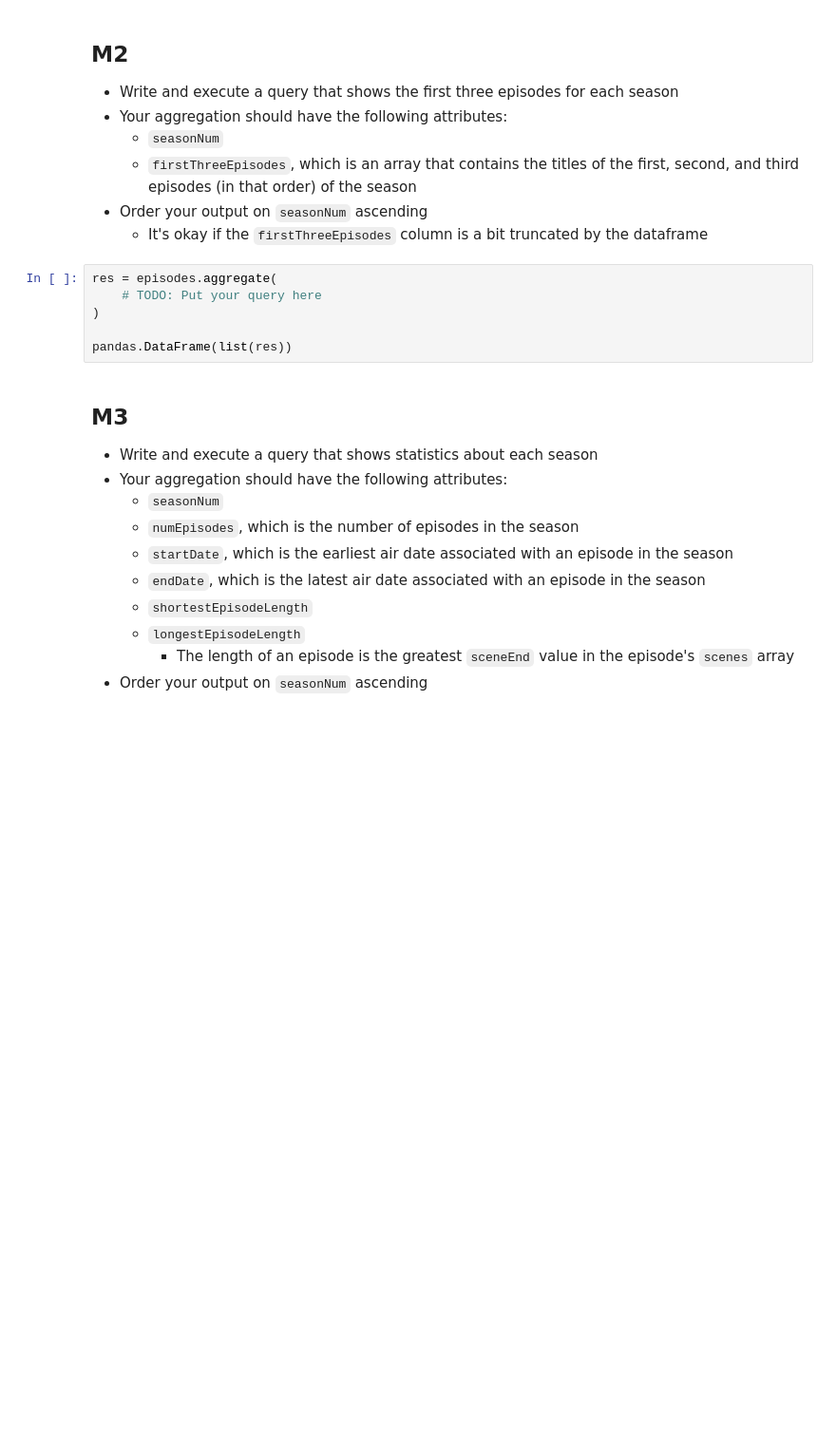
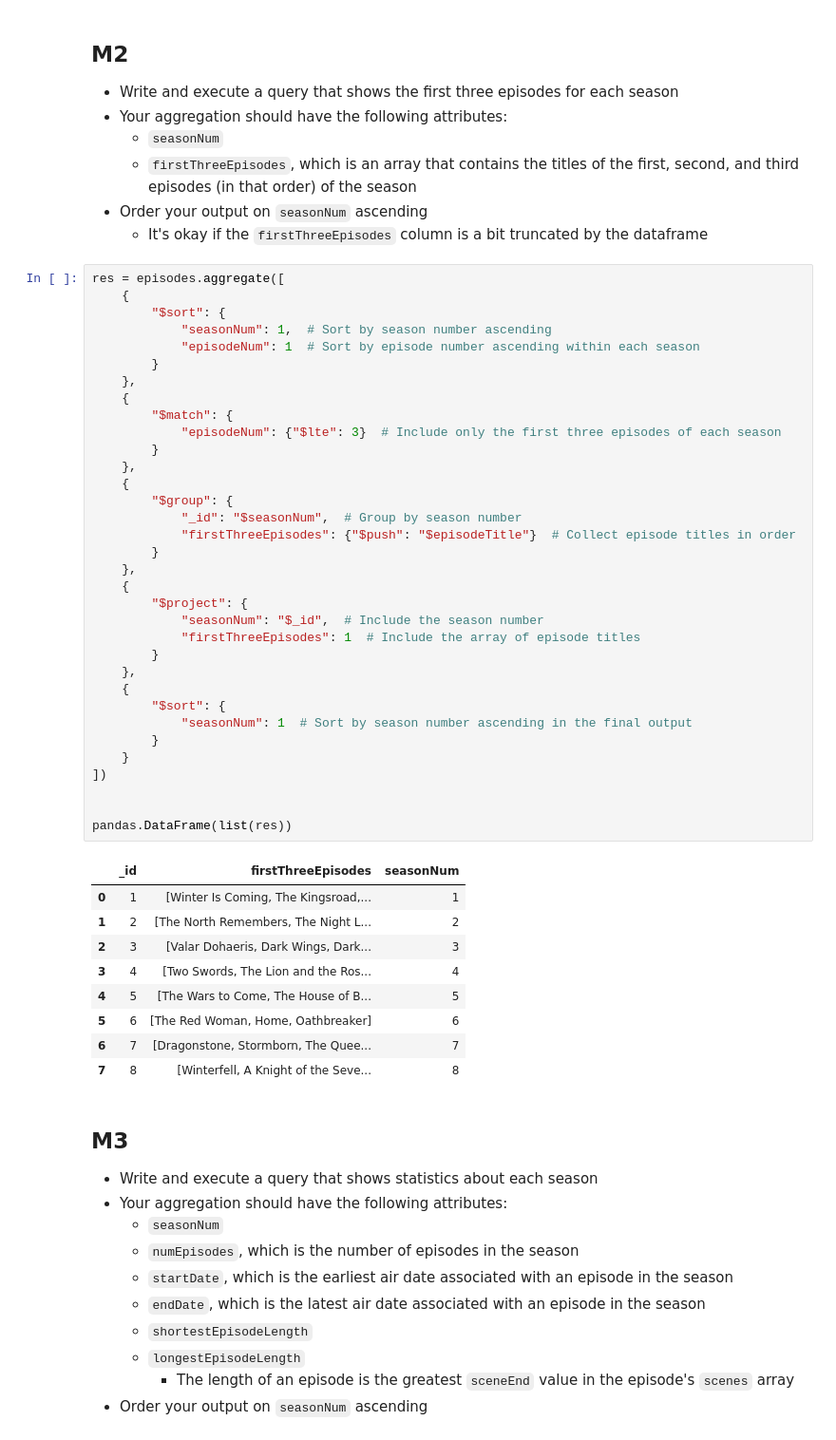
Before and after one commit to sixiann/W4111-Intro-to-Databases-Spring-2024, a Jupyter notebook: Homework/HW4/S24-W4111-HW4.ipynb, the cells around one changed output. Shown at 95% size. Saved outputs shown, nothing was run; the diff lists cells and outputs as text; blank space fills up the shorter version.

```diff
--- a/Homework/HW4/S24-W4111-HW4.ipynb
+++ b/Homework/HW4/S24-W4111-HW4.ipynb
@@ -281,11 +299,49 @@ pandas.DataFrame(list(res))
 - Order your output on `seasonNum` ascending
     - It's okay if the `firstThreeEpisodes` column is a bit truncated by the dataframe
 # %%
-res = episodes.aggregate(
-    # TODO: Put your query here
-)
+res = episodes.aggregate([
+    {
+        "$sort": {
+            "seasonNum": 1,  # Sort by season number ascending
+            "episodeNum": 1  # Sort by episode number ascending within each season
+        }
+    },
+    {
+        "$match": {
+            "episodeNum": {"$lte": 3}  # Include only the first three episodes of each season
+        }
+    },
+    {
+        "$group": {
+            "_id": "$seasonNum",  # Group by season number
+            "firstThreeEpisodes": {"$push": "$episodeTitle"}  # Collect episode titles in order
+        }
+    },
+    {
+        "$project": {
+            "seasonNum": "$_id",  # Include the season number
+            "firstThreeEpisodes": 1  # Include the array of episode titles
+        }
+    },
+    {
+        "$sort": {
+            "seasonNum": 1  # Sort by season number ascending in the final output
+        }
+    }
+])
+
 
 pandas.DataFrame(list(res))
+# %% [output]
+|  | _id | firstThreeEpisodes | seasonNum |
+| 0 | 1 | [Winter Is Coming, The Kingsroad,... | 1 |
+| 1 | 2 | [The North Remembers, The Night L... | 2 |
+| 2 | 3 | [Valar Dohaeris, Dark Wings, Dark... | 3 |
+| 3 | 4 | [Two Swords, The Lion and the Ros... | 4 |
+| 4 | 5 | [The Wars to Come, The House of B... | 5 |
+| 5 | 6 | [The Red Woman, Home, Oathbreaker] | 6 |
+| 6 | 7 | [Dragonstone, Stormborn, The Quee... | 7 |
+| 7 | 8 | [Winterfell, A Knight of the Seve... | 8 |
 # %% [markdown]
 ## M3
 
```
Also changed, not shown: parts of 8 cells of this notebook.
